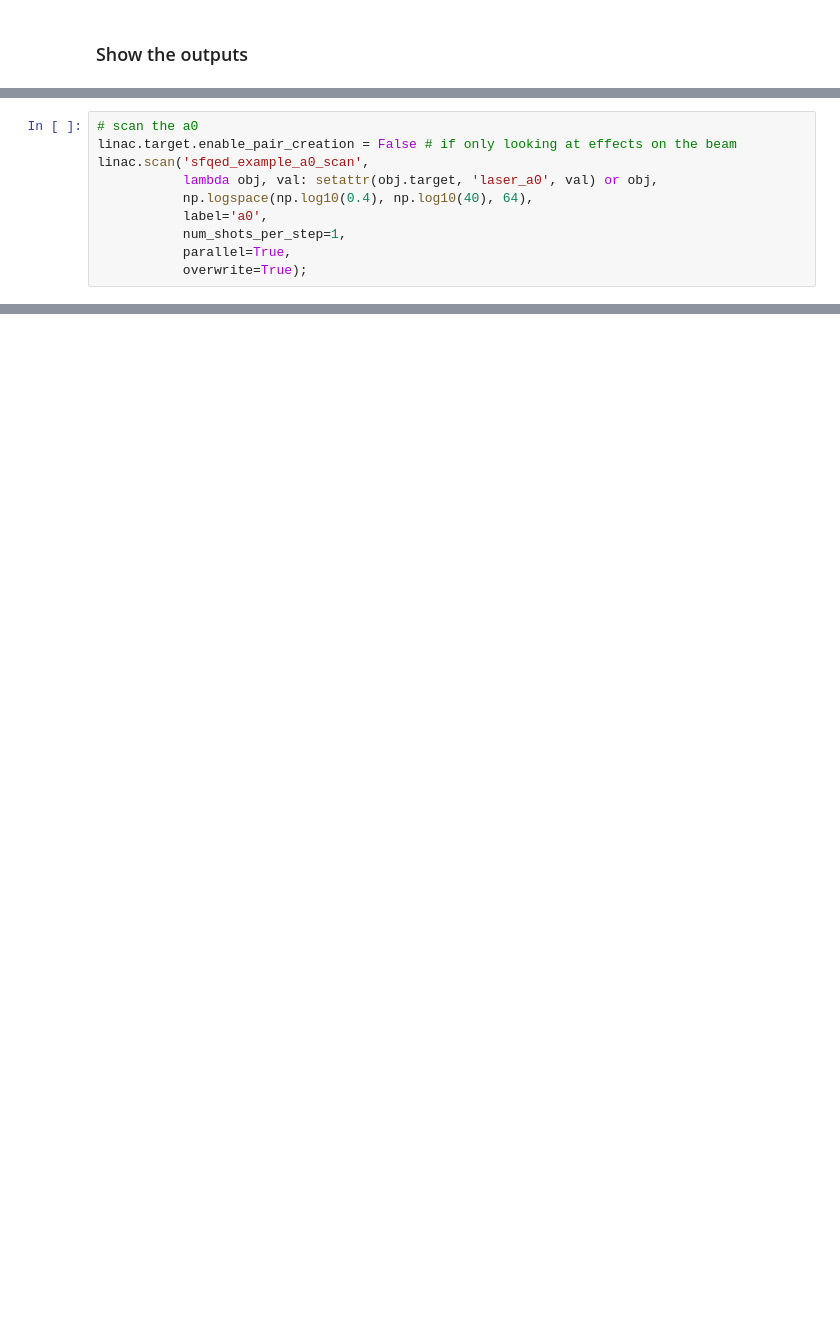
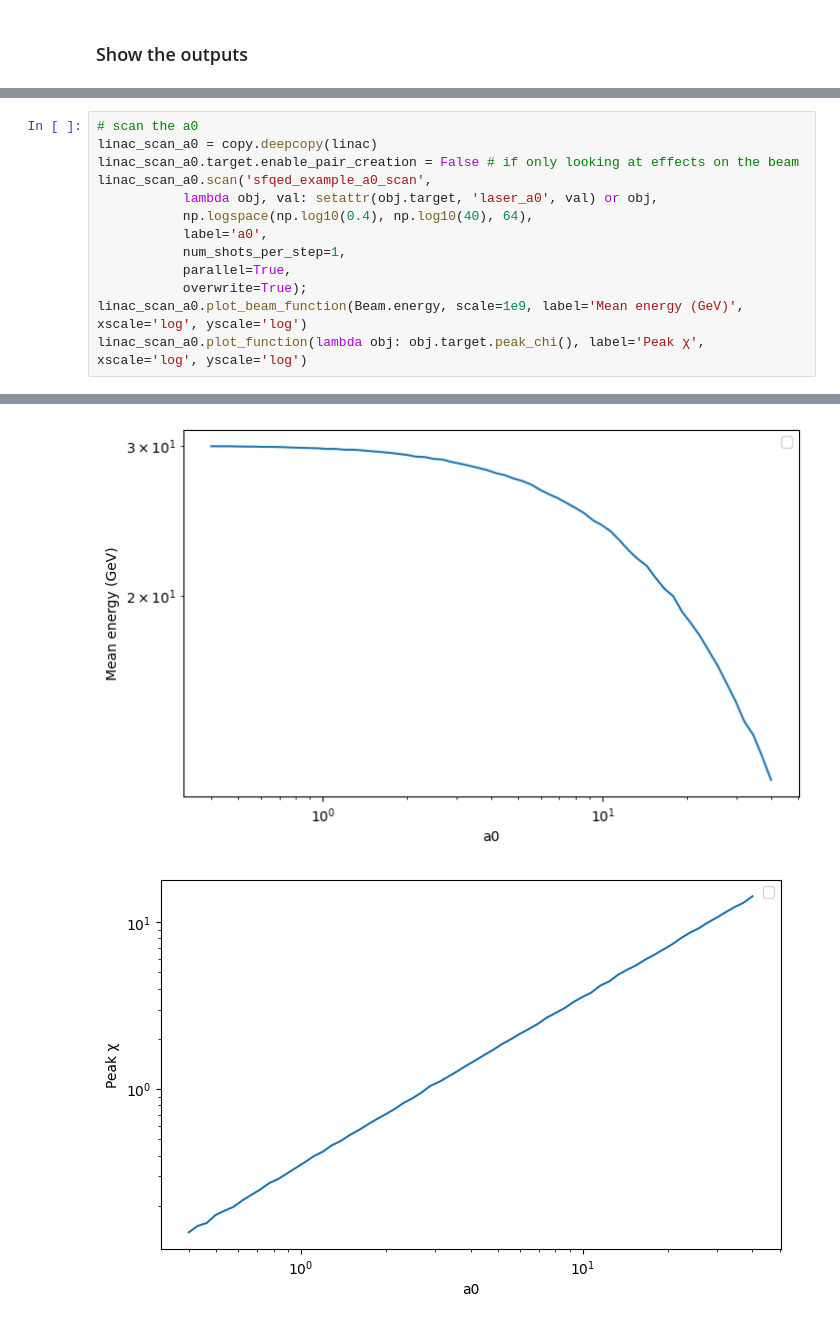
Before and after one commit to abel-framework/ABEL, a Jupyter notebook: examples/sfqed_example.ipynb, the cells around one changed output, grey strips where cells are left out. Drawn from its saved outputs; the diff is of its cells as text; blank space fills up the shorter version.

Commit message:
Added more scans to the example.

```diff
--- a/examples/sfqed_example.ipynb
+++ b/examples/sfqed_example.ipynb
@@ -79,13 +80,18 @@ linac.target.plot_photon_chis()
 # %%
 # scan the a0
-linac.target.enable_pair_creation = False # if only looking at effects on the beam
-linac.scan('sfqed_example_a0_scan',
+linac_scan_a0 = copy.deepcopy(linac)
+linac_scan_a0.target.enable_pair_creation = False # if only looking at effects on the beam
+linac_scan_a0.scan('sfqed_example_a0_scan',
            lambda obj, val: setattr(obj.target, 'laser_a0', val) or obj,
            np.logspace(np.log10(0.4), np.log10(40), 64),
            label='a0',
            num_shots_per_step=1,
            parallel=True,
            overwrite=True);
+linac_scan_a0.plot_beam_function(Beam.energy, scale=1e9, label='Mean energy (GeV)', xscale='log', yscale='log')
+linac_scan_a0.plot_function(lambda obj: obj.target.peak_chi(), label='Peak χ', xscale='log', yscale='log')
 # %% [output]
 [interactive output not drawn]
 [interactive output not drawn]
+[figure, added]
+[figure, added]
```
Also changed, not shown: parts of 7 cells of this notebook.
